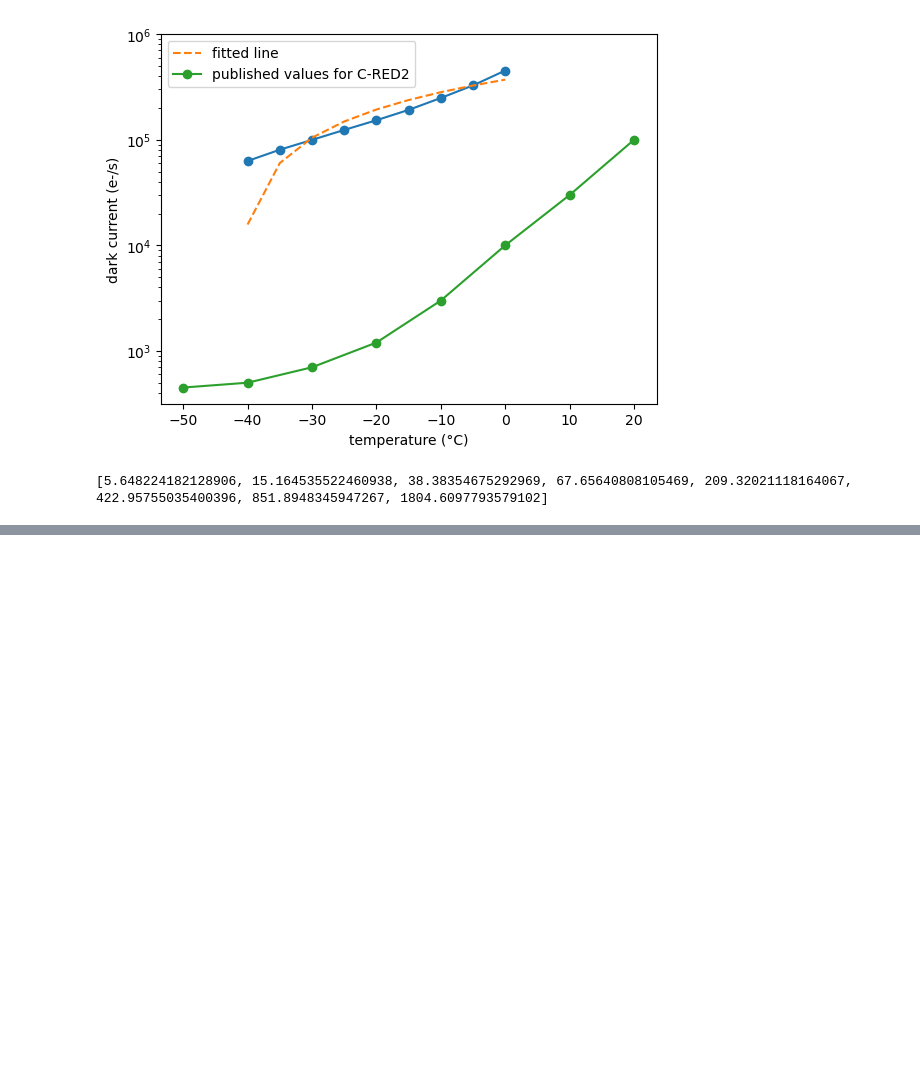
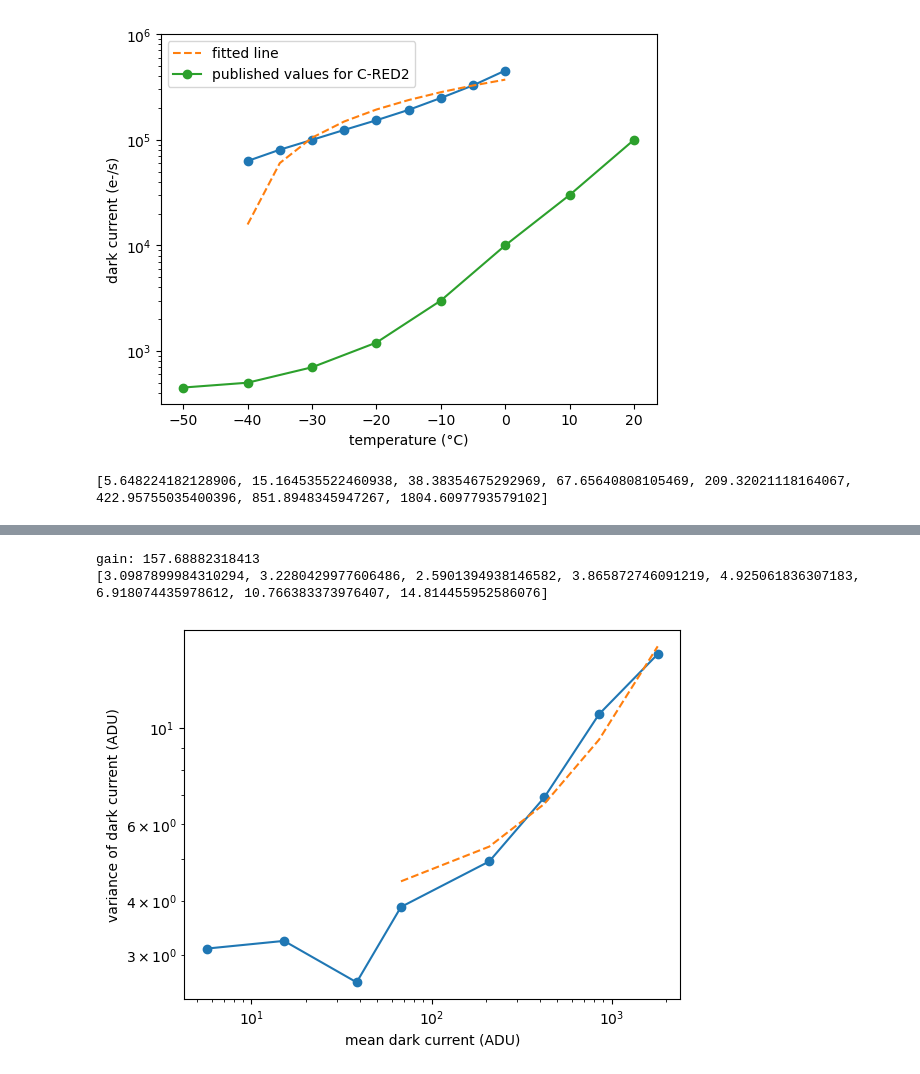
Before and after one commit to courtneyduong/cred2-characterization, a Jupyter notebook: dark current analysis.ipynb, the cells around one changed output, grey strips where cells are left out. Drawn from its saved outputs; the diff is of its cells as text; code cells hidden in the pictures; blank space fills up the shorter version.

```diff
--- a/dark current analysis.ipynb
+++ b/dark current analysis.ipynb
@@ -119,0 +174,32 @@ dark current increases at a rate of 9008.261873144564 e-/s per 1 s
+# %%
+###### bias subtraction ######
+mean_stds_list = []
+for darkt in darkts_subtracted:
+    fits.PrimaryHDU(darkt).writeto("bias_subtracted.fits", overwrite=True)
+    # find stds across frames
+    stds = np.std(darkt, axis=0)
+    # get mean of stds for each tint
+    mean_std = np.mean(stds)
+    mean_stds_list.append(mean_std)
+
+# plot mean vs std of dark current (photon transfer curve)
+    # if it's mostly flat, still in read noise regime -> take photos at longer exposure times -> it saturated :(
+plt.plot(pixel_avgs_t, mean_stds_list, '-o')
+
+# plot fitted line where 1/slope = gain?????
+coefs = np.polyfit(pixel_avgs_t[3:8], mean_stds_list[3:8], 1)
+slope, intercept = coefs
+dark_current_fit = [slope*time + intercept for time in pixel_avgs_t[3:8]]
+plt.plot(pixel_avgs_t[3:8], dark_current_fit, '--', label='fitted line')
+print('gain:', 1/slope)
+
+plt.ylabel('variance of dark current (ADU)')
+plt.xlabel('mean dark current (ADU)')
+plt.yscale('log')
+plt.xscale('log')
+
+print(mean_stds_list)
+# %% [output]
+gain: 157.68882318413
+[3.0987899984310294, 3.2280429977606486, 2.5901394938146582, 3.865872746091219, 4.925061836307183, 6.918074435978612, 10.766383373976407, 14.814455952586076]
+[figure, added]
```
Also changed, not shown: parts of 3 cells of this notebook, 1 other file.
